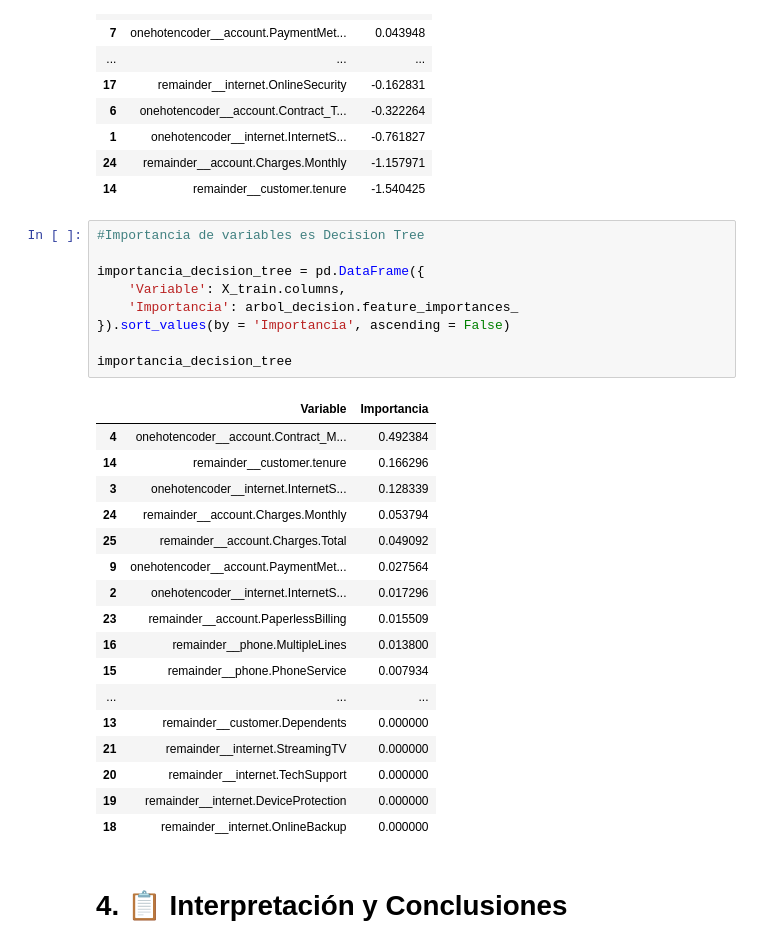
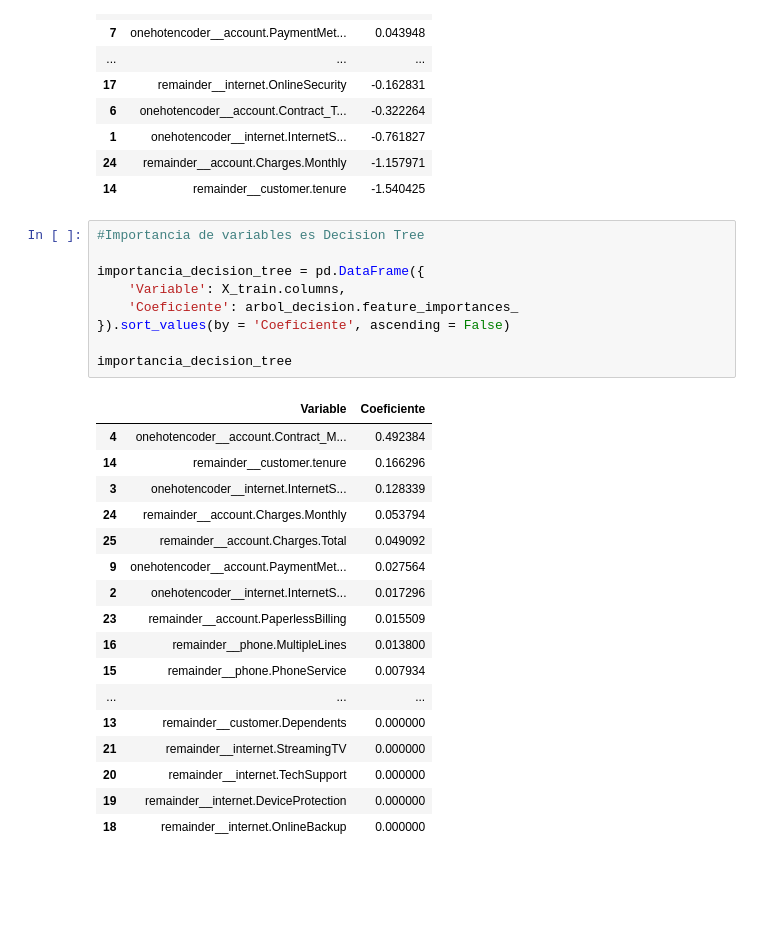
Before and after one commit to DarkLyng/Challenge-TelecomX_P2, a Jupyter notebook: Telecom_X_P2.ipynb, the cells around one changed output. Cells and saved outputs as stored; diff of their text form; blank space fills up the shorter version.

```diff
--- a/Telecom_X_P2.ipynb
+++ b/Telecom_X_P2.ipynb
@@ -656,14 +641,14 @@ coeficientes
 # %%
 #Importancia de variables es Decision Tree
 
 importancia_decision_tree = pd.DataFrame({
     'Variable': X_train.columns,
-    'Importancia': arbol_decision.feature_importances_
-}).sort_values(by = 'Importancia', ascending = False)
+    'Coeficiente': arbol_decision.feature_importances_
+}).sort_values(by = 'Coeficiente', ascending = False)
 
 importancia_decision_tree
 # %% [output]
-|  | Variable | Importancia |
+|  | Variable | Coeficiente |
 | 4 | onehotencoder__account.Contract_M... | 0.492384 |
 | 14 | remainder__customer.tenure | 0.166296 |
 | 3 | onehotencoder__internet.InternetS... | 0.128339 |
@@ -680,6 +665,4 @@ importancia_decision_tree
 | 20 | remainder__internet.TechSupport | 0.000000 |
 | 19 | remainder__internet.DeviceProtection | 0.000000 |
 | 18 | remainder__internet.OnlineBackup | 0.000000 |
-# %% [markdown]
-# **4. 📋 Interpretación y Conclusiones**
 # %% [markdown]
```
Also changed, not shown: parts of 9 cells of this notebook.
